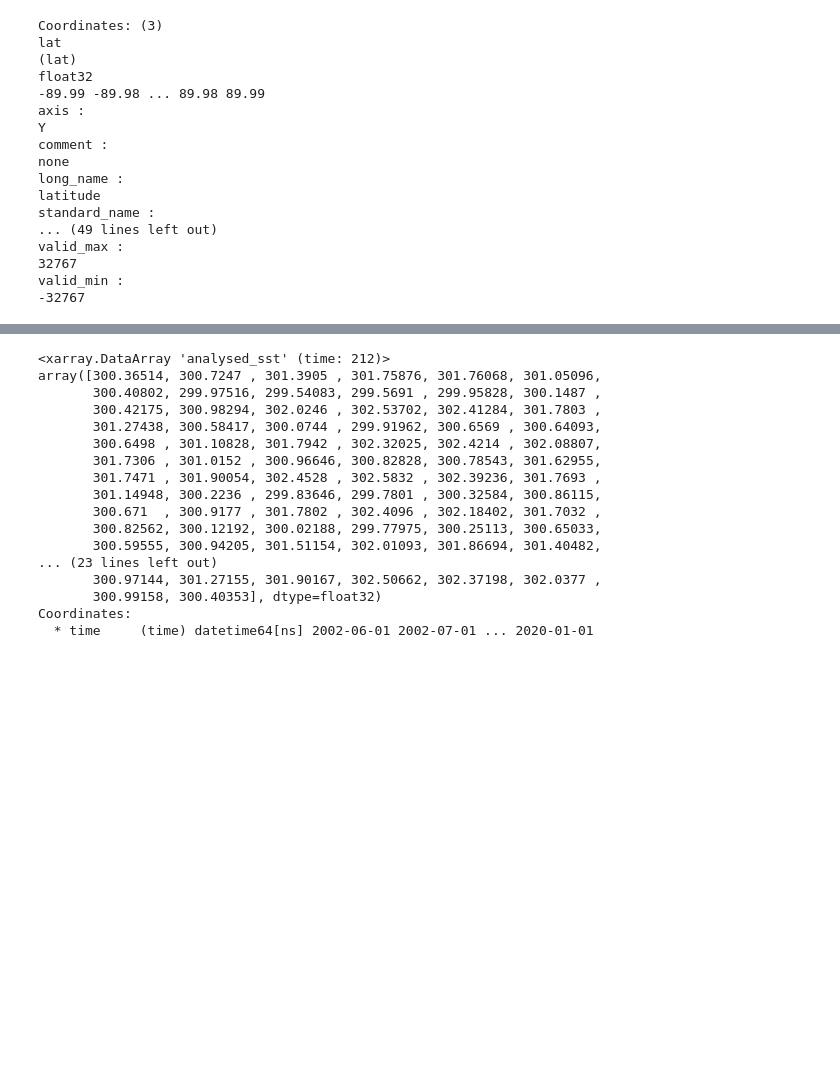
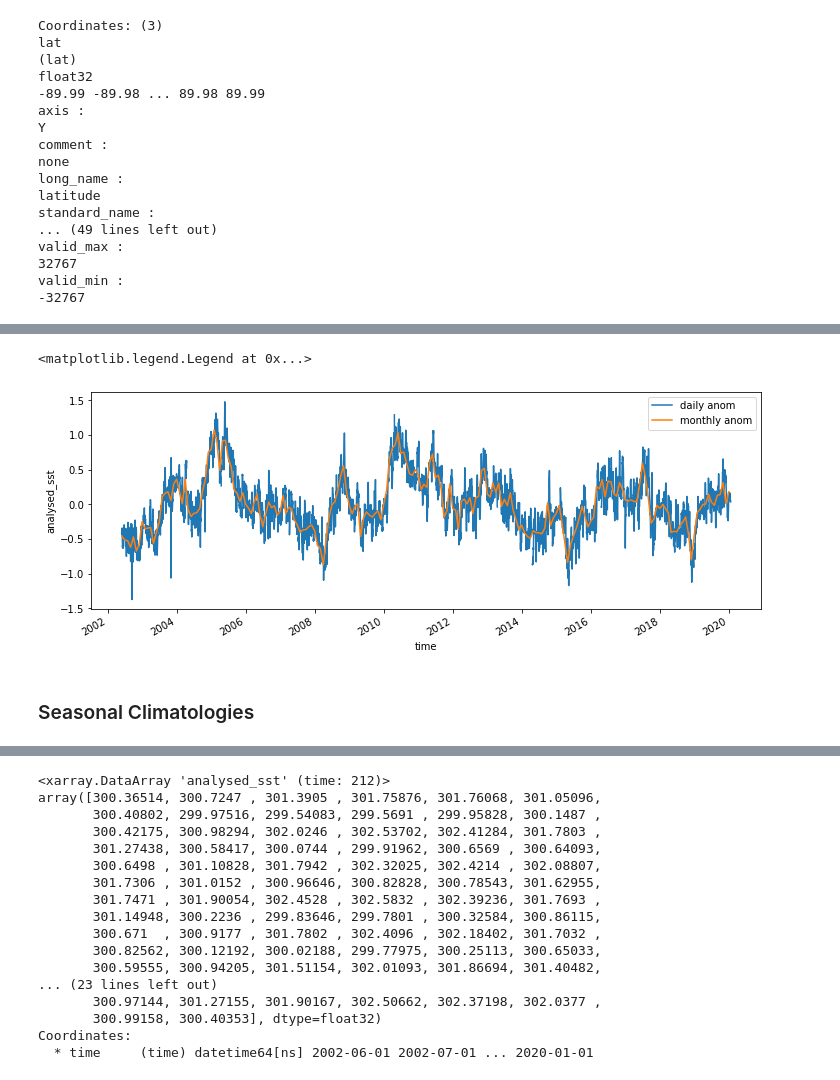
Before and after one commit to MackenzieBlanusa/MARN5895_RC_Final, a Jupyter notebook: MUR_messaround.ipynb, the cells around one changed output, grey strips where cells are left out. Drawn from its saved outputs; the diff is of its cells as text; code cells hidden in the pictures; blank space fills up the shorter version.

```diff
--- a/MUR_messaround.ipynb
+++ b/MUR_messaround.ipynb
@@ -267,0 +288,2 @@ ATOMIC_yearly_anom = sst_anomaly_yearly.sel(lon=slice(-62,-48),lat=slice(4,14))
+# %%
+daily_anom_spatial = ATOMIC_anom.mean(dim=('lon','lat')).load()
@@ -267,0 +301,10 @@ ATOMIC_yearly_anom = sst_anomaly_yearly.sel(lon=slice(-62,-48),lat=slice(4,14))
+# %%
+fig = plt.figure(figsize=(12,4))
+daily_anom_spatial.plot(label='daily anom')
+ATOMIC_anom_spatial.plot(label='monthly anom')
+plt.legend()
+# %% [output]
+<matplotlib.legend.Legend at 0x...>
+[figure, added]
+# %% [markdown]
+### Seasonal Climatologies
```
Also changed, not shown: parts of 30 cells of this notebook.
